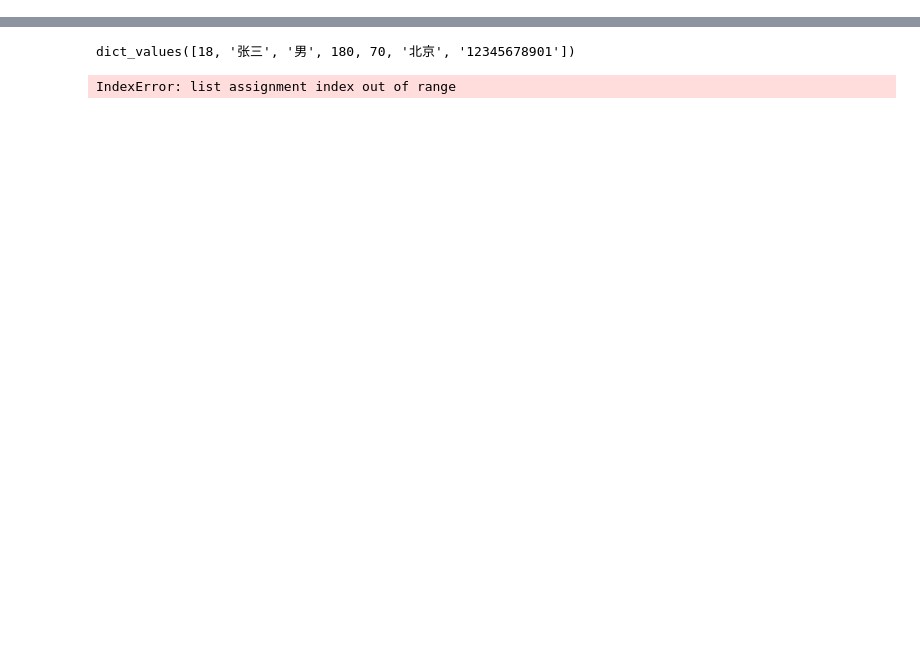
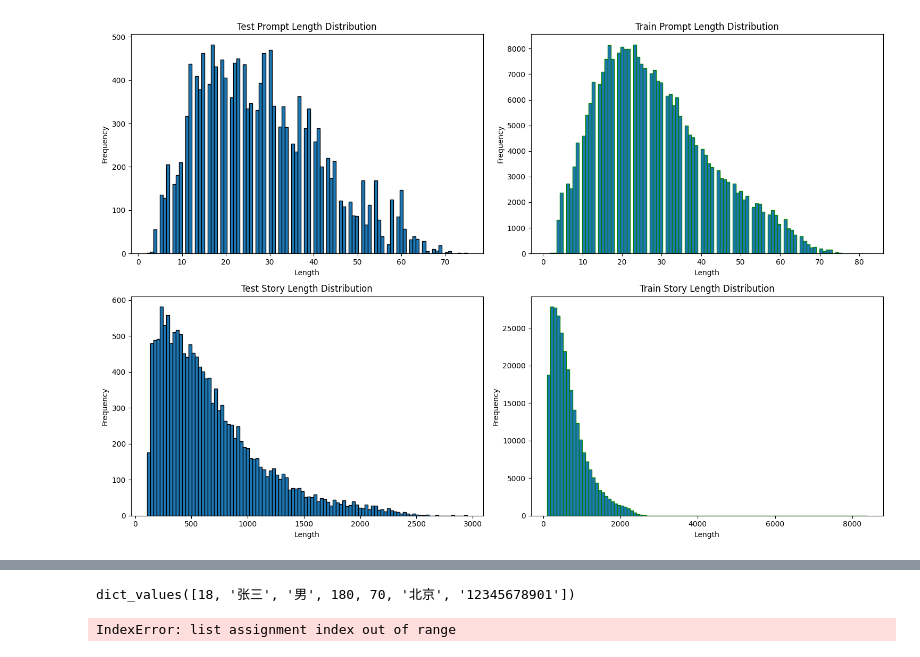
Before and after one commit to wuhonglei/dh_ai, a Jupyter notebook: 第二期/week3-gpt2/hugging-face/performance_test/analysis.ipynb, the cells around one changed output, grey strips where cells are left out. Cells and saved outputs as stored; diff of their text form; code cells hidden in the pictures; blank space fills up the shorter version.

```diff
--- a/第二期/week3-gpt2/hugging-face/performance_test/analysis.ipynb
+++ b/第二期/week3-gpt2/hugging-face/performance_test/analysis.ipynb
@@ -30,3 +1,64 @@ plt.show()
+# %%
+from dataset import WritingPromptsDataset
+import matplotlib.pyplot as plt
+
+test_dataset = WritingPromptsDataset(
+    prompt_path="./writingPrompts/test.wp_source",
+    story_path="./writingPrompts/test.wp_target",
+)
+
+train_dataset = WritingPromptsDataset(
+    prompt_path="./writingPrompts/train.wp_source",
+    story_path="./writingPrompts/train.wp_target",
+)
+
+test_prompt_token_len = []
+test_story_token_len = []
+for item in test_dataset:
+    test_prompt_token_len.append(len(item['prompt'].split()))
+    test_story_token_len.append(len(item['story'].split()))
+
+train_prompt_token_len = []
+train_story_token_len = []
+for item in train_dataset:
+    train_prompt_token_len.append(len(item['prompt'].split()))
+    train_story_token_len.append(len(item['story'].split()))
+
+
+# 创建 2x2 的子图布局
+fig, axes = plt.subplots(2, 2, figsize=(15, 10))
+
+# 第一行左侧：测试集 prompt 长度分布
+axes[0, 0].hist(test_prompt_token_len, bins=100, edgecolor='black')
+axes[0, 0].set_title('Test Prompt Length Distribution')
+axes[0, 0].set_xlabel('Length')
+axes[0, 0].set_ylabel('Frequency')
+
+# 第一行右侧：训练集 prompt 长度分布
+axes[0, 1].hist(train_prompt_token_len, bins=100, edgecolor='green')
+axes[0, 1].set_title('Train Prompt Length Distribution')
+axes[0, 1].set_xlabel('Length')
+axes[0, 1].set_ylabel('Frequency')
+
+# 第二行左侧：测试集 story 长度分布
+axes[1, 0].hist(test_story_token_len, bins=100, edgecolor='black')
+axes[1, 0].set_title('Test Story Length Distribution')
+axes[1, 0].set_xlabel('Length')
+axes[1, 0].set_ylabel('Frequency')
+
+# 第二行右侧：训练集 story 长度分布
+axes[1, 1].hist(train_story_token_len, bins=100, edgecolor='green')
+axes[1, 1].set_title('Train Story Length Distribution')
+axes[1, 1].set_xlabel('Length')
+axes[1, 1].set_ylabel('Frequency')
+
+# 调整子图之间的间距
+plt.tight_layout()
+
+# 显示图表
+plt.show()
+# %% [output]
+[figure, added]
 # %%
 import pandas as pd
 
```
Also changed, not shown: parts of 2 cells of this notebook, 1 other file.
